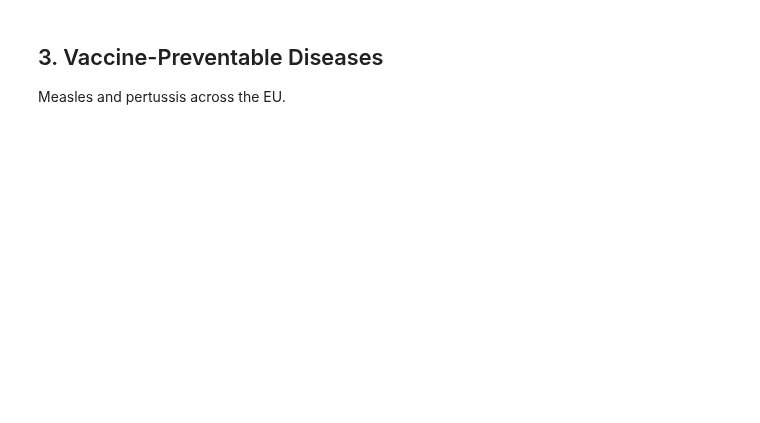
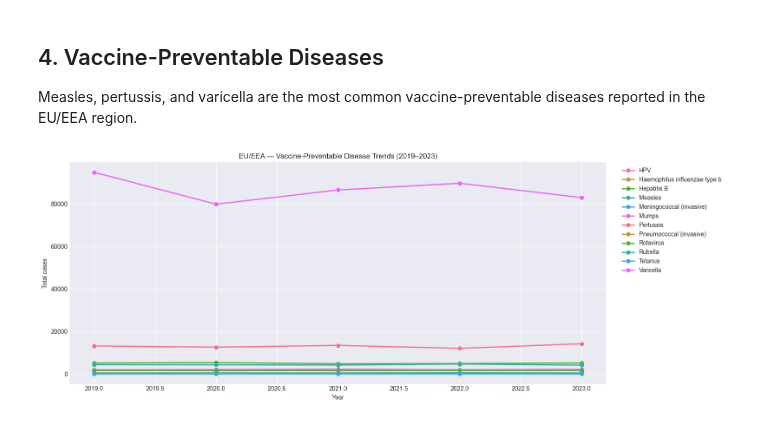
Before and after one commit to fccoelho/epidemiological-datasets, a Jupyter notebook: docs/examples/31_ECDC_Atlas_Surveillance.ipynb, the cells around one changed output. Cells and saved outputs as stored; diff of their text form; code cells hidden in the pictures; blank space fills up the shorter version.

```diff
--- a/docs/examples/31_ECDC_Atlas_Surveillance.ipynb
+++ b/docs/examples/31_ECDC_Atlas_Surveillance.ipynb
@@ -46,4 +94,20 @@ ecdc_atlas — ECDC Surveillance Atlas of Infectious Diseases — comprehensive
 # %% [markdown]
-## 3. Vaccine-Preventable Diseases
+## 4. Vaccine-Preventable Diseases
 
-Measles and pertussis across the EU.
+Measles, pertussis, and varicella are the most common vaccine-preventable diseases reported in the EU/EEA region.
+# %%
+vacc = atlas.get_disease_by_category('vaccine_preventable', years=range(2019, 2024))
+vacc_sum = vacc.groupby(['disease', 'year'], as_index=False)['cases'].sum()
+
+fig, ax = plt.subplots(figsize=(16, 6))
+for disease, grp in vacc_sum.groupby('disease'):
+    if grp['cases'].sum() > 100:
+        ax.plot(grp['year'], grp['cases'], marker='o', label=disease, linewidth=2)
+ax.set_title('EU/EEA — Vaccine-Preventable Disease Trends (2019–2023)')
+ax.set_ylabel('Total cases')
+ax.set_xlabel('Year')
+ax.legend(bbox_to_anchor=(1.02, 1), loc='upper left')
+plt.tight_layout()
+plt.show()
+# %% [output]
+[figure, added]
```
Also changed, not shown: parts of 22 cells of this notebook.
